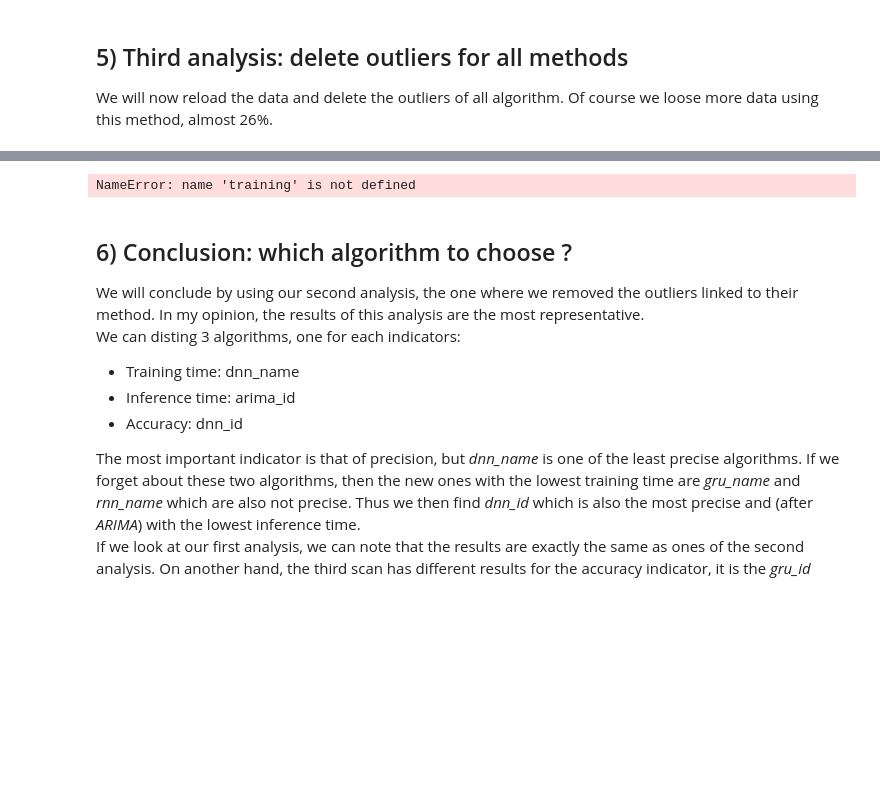
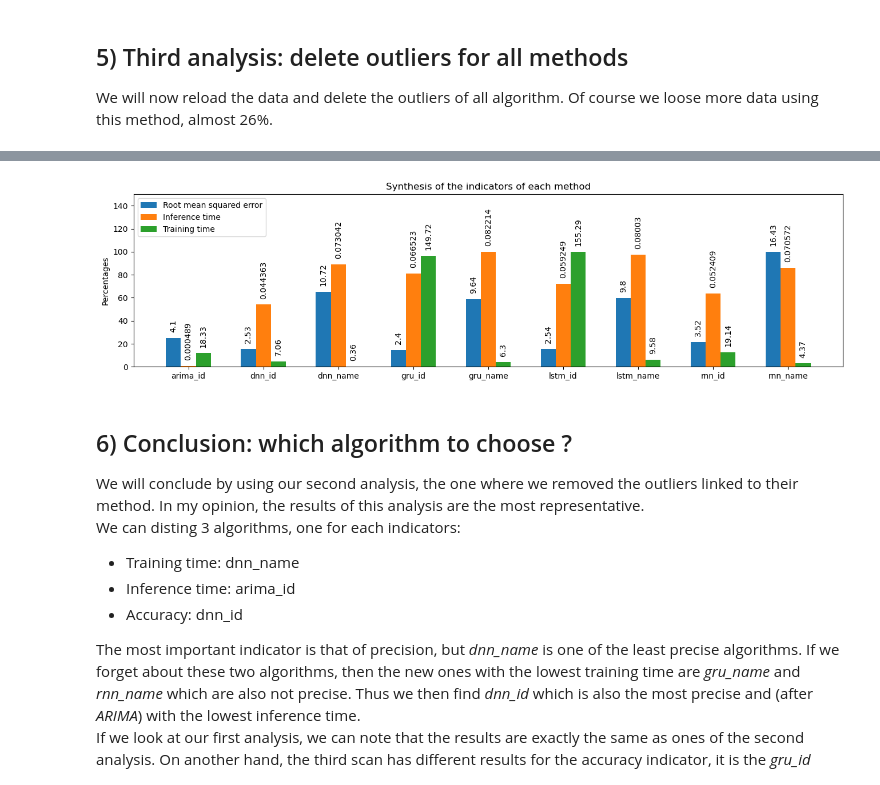
Before and after one commit to Hurence/historian, a Jupyter notebook: historian-timeseries/src/main/python/comparaison.ipynb, the cells around one changed output, grey strips where cells are left out. Drawn from its saved outputs; the diff is of its cells as text; code cells hidden in the pictures; blank space fills up the shorter version.

```diff
--- a/historian-timeseries/src/main/python/comparaison.ipynb
+++ b/historian-timeseries/src/main/python/comparaison.ipynb
@@ -387,8 +372,8 @@ lstm_name   :        9.68        |        lstm_id     :      155.48
 # %%
-prep = preparation(mean_squared, inference, training, order_training)
+prep = preparation(mean_squared, inference, order_training)
 histo(prep)
 # %% [output]
-NameError: name 'training' is not defined
+[figure, added]
 # %%
 # Comparaison LSTM id/name temps d'entrainement/RMS
 # comp_idName('LSTM', order_training, mean_squared)
```
Also changed, not shown: parts of 17 cells of this notebook, 6 other files.
